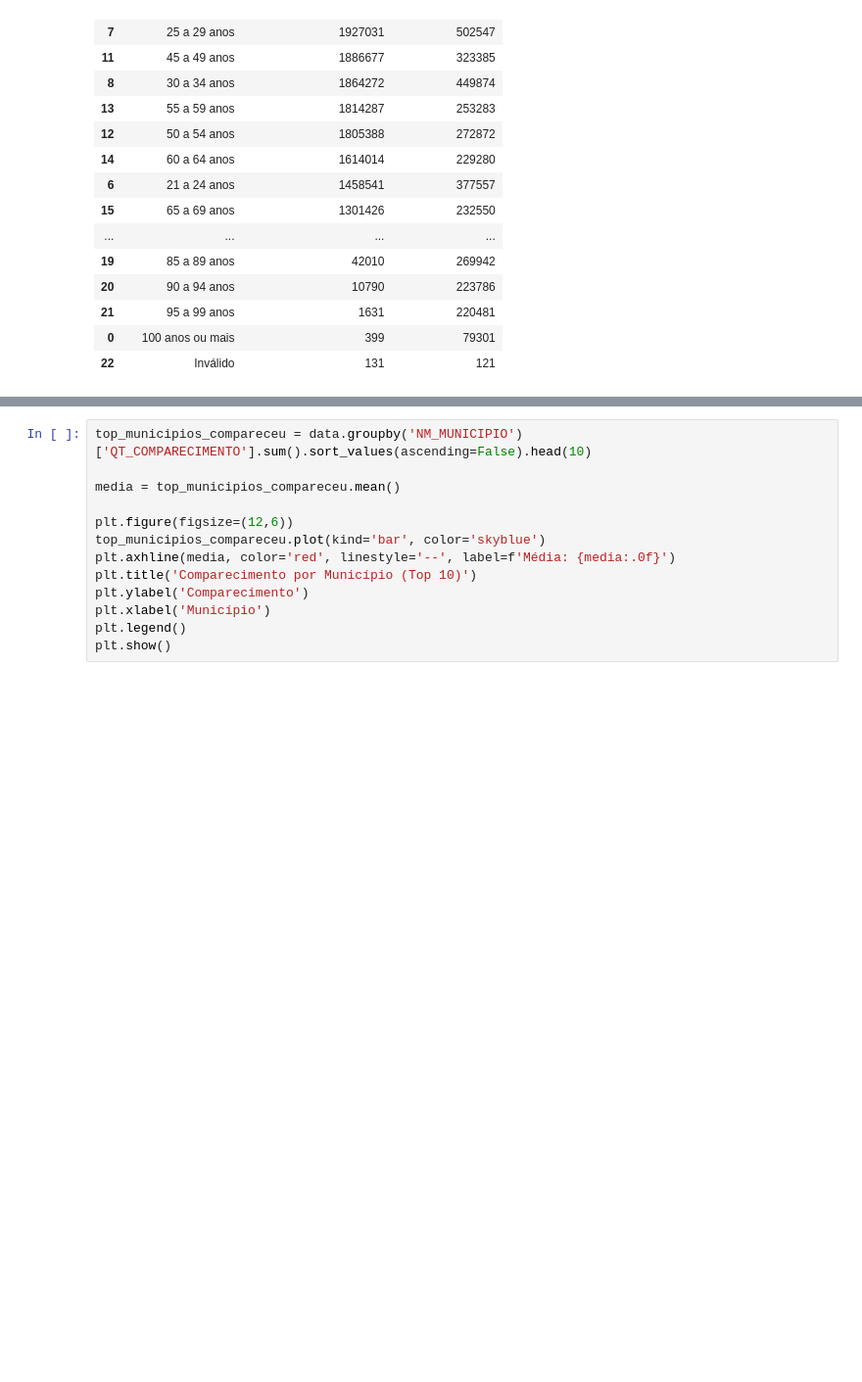
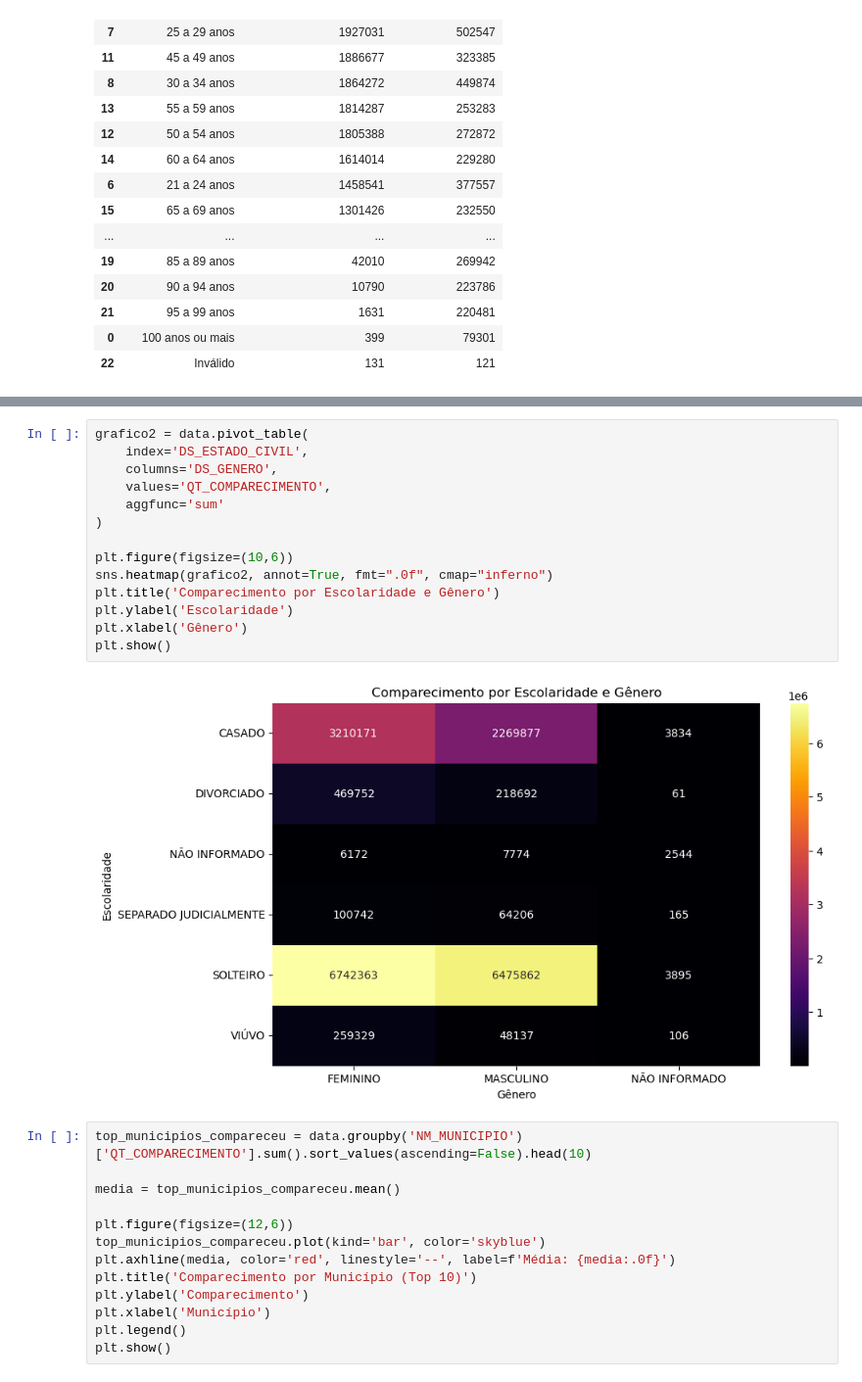
Before and after one commit to mt076/Projetos-, a Jupyter notebook: Projetos Python/Projeto Dados Comportamentais TSE/exploracao.ipynb, the cells around one changed output, grey strips where cells are left out. Shown: that part at 98% size. Drawn from its saved outputs; the diff is of its cells as text; blank space fills up the shorter version.

```diff
--- a/Projetos Python/Projeto Dados Comportamentais TSE/exploracao.ipynb
+++ b/Projetos Python/Projeto Dados Comportamentais TSE/exploracao.ipynb
@@ -174,3 +189,19 @@ plt.show()
+# %%
+grafico2 = data.pivot_table(
+    index='DS_ESTADO_CIVIL',
+    columns='DS_GENERO',
+    values='QT_COMPARECIMENTO',
+    aggfunc='sum'
+)
+
+plt.figure(figsize=(10,6))
+sns.heatmap(grafico2, annot=True, fmt=".0f", cmap="inferno")
+plt.title('Comparecimento por Escolaridade e Gênero')
+plt.ylabel('Escolaridade')
+plt.xlabel('Gênero')
+plt.show()
+# %% [output]
+[figure, added]
 # %%
 top_municipios_compareceu = data.groupby('NM_MUNICIPIO')['QT_COMPARECIMENTO'].sum().sort_values(ascending=False).head(10)
 
```
Also changed, not shown: parts of 9 cells of this notebook, 5 other files.
